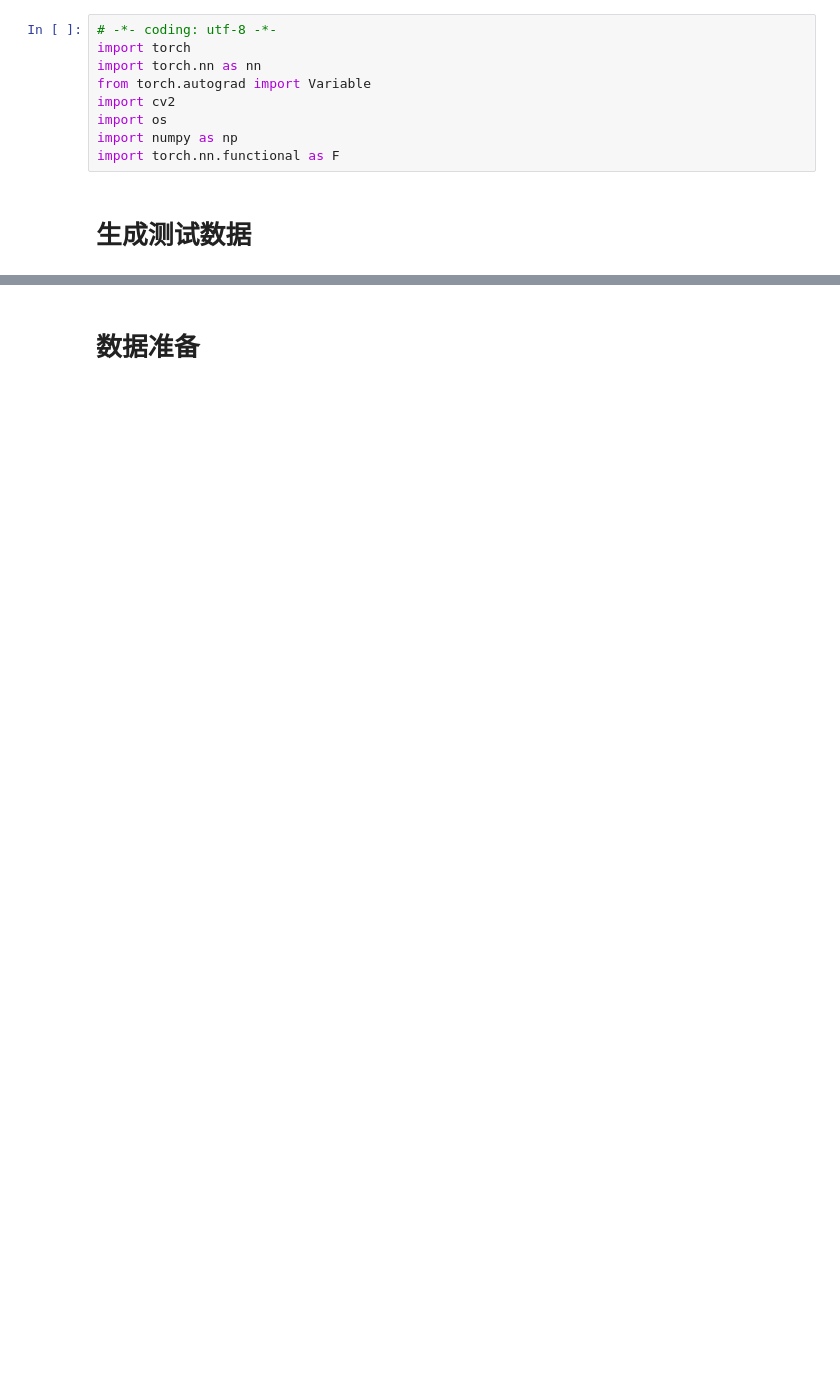
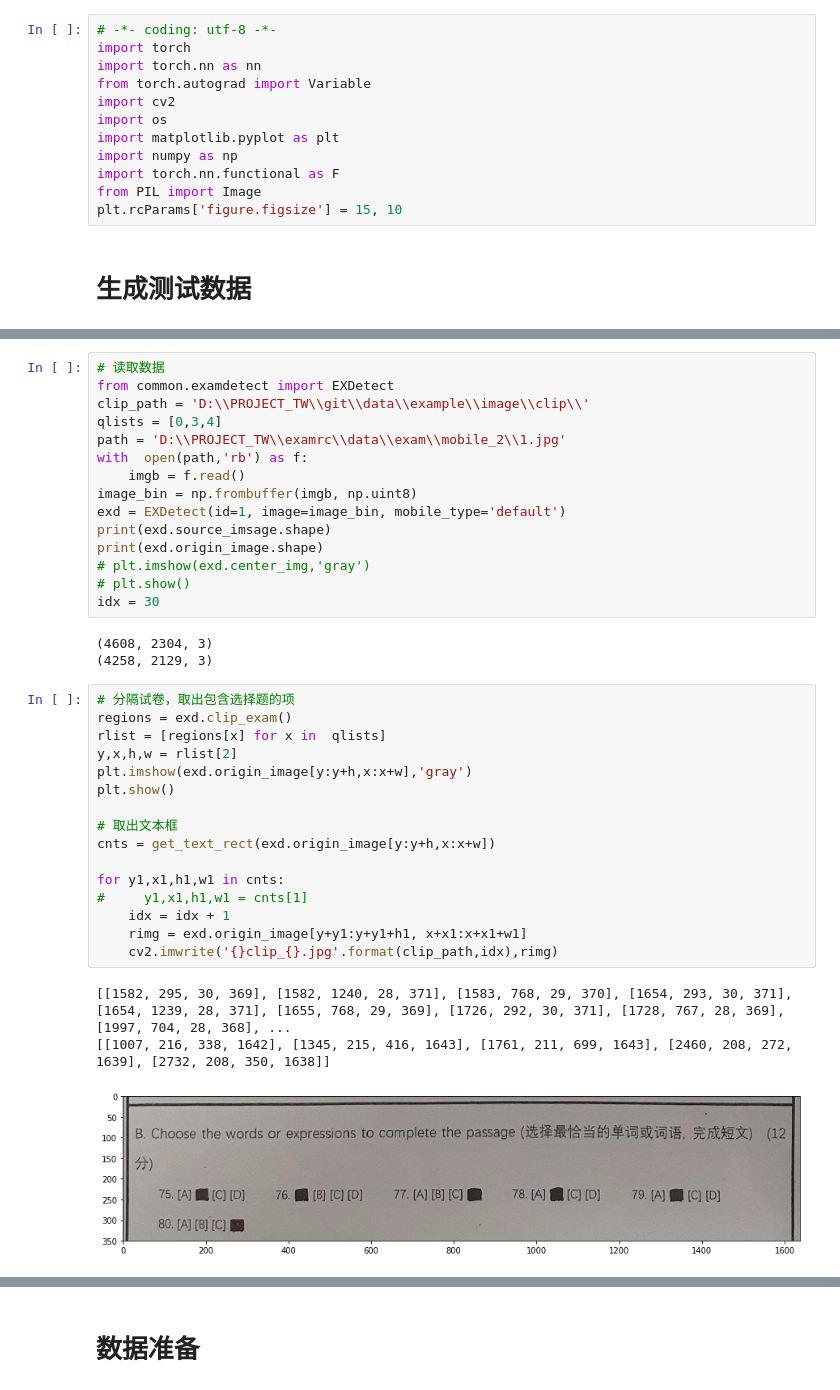
Before and after one commit to hecongziyu/myproject, a Jupyter notebook: imagehandle/试卷客观题识别.ipynb, the cells around one changed output, grey strips where cells are left out. Saved outputs shown, nothing was run; the diff lists cells and outputs as text; blank space fills up the shorter version.

```diff
--- a/imagehandle/试卷客观题识别.ipynb
+++ b/imagehandle/试卷客观题识别.ipynb
@@ -5,7 +5,10 @@ import torch.nn as nn
 from torch.autograd import Variable
 import cv2
 import os
+import matplotlib.pyplot as plt
 import numpy as np
 import torch.nn.functional as F
+from PIL import Image
+plt.rcParams['figure.figsize'] = 15, 10
 # %% [markdown]
 # 生成测试数据
@@ -11,0 +67,38 @@ import torch.nn.functional as F
+# %%
+# 读取数据
+from common.examdetect import EXDetect
+clip_path = 'D:\\PROJECT_TW\\git\\data\\example\\image\\clip\\'
+qlists = [0,3,4]
+path = 'D:\\PROJECT_TW\\examrc\\data\\exam\\mobile_2\\1.jpg'
+with  open(path,'rb') as f:
+    imgb = f.read()
+image_bin = np.frombuffer(imgb, np.uint8)
+exd = EXDetect(id=1, image=image_bin, mobile_type='default')
+print(exd.source_imsage.shape)
+print(exd.origin_image.shape)
+# plt.imshow(exd.center_img,'gray')
+# plt.show()
+idx = 30
+# %% [output]
+(4608, 2304, 3)
+(4258, 2129, 3)
+# %%
+# 分隔试卷，取出包含选择题的项
+regions = exd.clip_exam()
+rlist = [regions[x] for x in  qlists]
+y,x,h,w = rlist[2]
+plt.imshow(exd.origin_image[y:y+h,x:x+w],'gray')
+plt.show()
+
+# 取出文本框
+cnts = get_text_rect(exd.origin_image[y:y+h,x:x+w])
+
+for y1,x1,h1,w1 in cnts:
+#     y1,x1,h1,w1 = cnts[1]
+    idx = idx + 1
+    rimg = exd.origin_image[y+y1:y+y1+h1, x+x1:x+x1+w1]
+    cv2.imwrite('{}clip_{}.jpg'.format(clip_path,idx),rimg)
+# %% [output]
+[[1582, 295, 30, 369], [1582, 1240, 28, 371], [1583, 768, 29, 370], [1654, 293, 30, 371], [1654, 1239, 28, 371], [1655, 768, 29, 369], [1726, 292, 30, 371], [1728, 767, 28, 369], [1997, 704, 28, 368], ...
+[[1007, 216, 338, 1642], [1345, 215, 416, 1643], [1761, 211, 699, 1643], [2460, 208, 272, 1639], [2732, 208, 350, 1638]]
+[figure, added]
```
Also changed, not shown: parts of 8 cells of this notebook, 4 other files.
